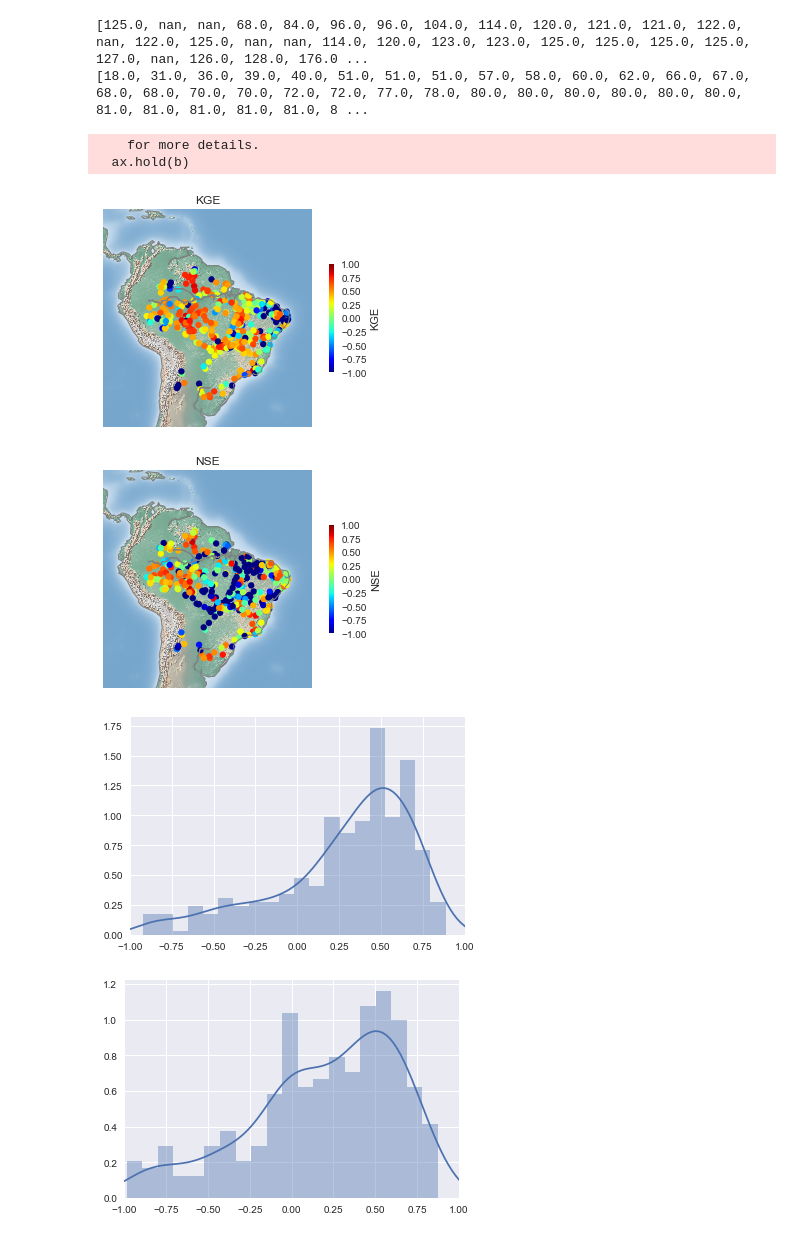
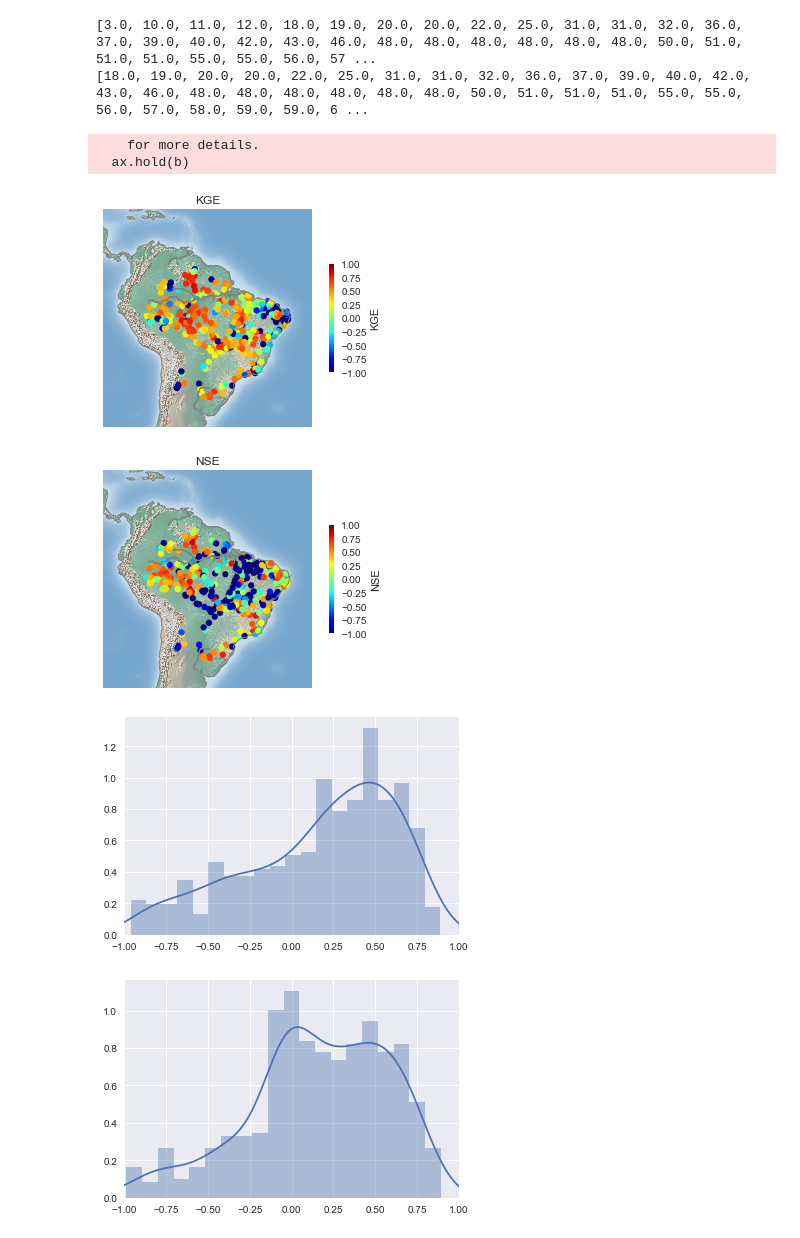
Before and after one commit to Killaars/PhD, a Jupyter notebook: ELNino/Enso discharge statistics from GRDC.ipynb, the cells around one changed output. Saved outputs shown, nothing was run; the diff lists cells and outputs as text; code cells hidden in the pictures.

```diff
--- a/ELNino/Enso discharge statistics from GRDC.ipynb
+++ b/ELNino/Enso discharge statistics from GRDC.ipynb
@@ -11,7 +11,7 @@ import seaborn as sns
 import fileinput
 %matplotlib inline
 
-data = pd.read_csv('/Users/killaars/PhD/Elnino/Discharge/summary_MSWEP.txt',sep=";",index_col='id_from_grdc')
+data = pd.read_csv('/Users/killaars/PhD/Elnino/Discharge/summary_MSWEP_all.txt',sep=";",index_col='id_from_grdc')
 
 print(sorted(data['num_of_month_pairs'].values))
 data=data[data['num_of_month_pairs']>12]
@@ -61,34 +61,35 @@ x,y = m(data["model_longitude_in_arc_degree"].values, data["model_latitude_in_ar
 
 # Color the transformed points!
 sc = plt.scatter(x,y, c=data['ns_efficiency'].values, vmin=-1, vmax =1, cmap=plt.cm.get_cmap('jet'), s=40, edgecolors='none')
 # And let's include that colorbar
 cbar = plt.colorbar(sc, shrink = .5)
 cbar.set_label("NSE")
 plt.title('NSE')
 #plt.savefig('/Users/killaars/PhD/Elnino/Discharge/locations_stations.png',dpi=100)
 plt.show()
 
+## STATISTICS ARE FOR WHOLE WORLD!!! SELECT DIFFERENT SUMMARY FILE FOR AMAZON STATISTICS
 #sys.exit()
 hist = data["kge_2012"].values[np.logical_not(np.isnan(data["kge_2012"].values))]
 sns.distplot( hist[(hist >= -1) & (hist < 1)], bins=20 )
 sns.plt.xlim(-1, 1)
 plt.show()
 
 hist = data["ns_efficiency"].values[np.logical_not(np.isnan(data["ns_efficiency"].values))]
 sns.distplot( hist[(hist >= -1) & (hist < 1)], bins=20 )
 sns.plt.xlim(-1, 1)
 plt.show()
 
 hist = data["correlation"].values[np.logical_not(np.isnan(data["correlation"].values))]
 sns.distplot( hist[(hist >= -1) & (hist < 1)], bins=20 )
 sns.plt.xlim(-1, 1)
 plt.show()
 # %% [output]
-[125.0, nan, nan, 68.0, 84.0, 96.0, 96.0, 104.0, 114.0, 120.0, 121.0, 121.0, 122.0, nan, 122.0, 125.0, nan, nan, 114.0, 120.0, 123.0, 123.0, 125.0, 125.0, 125.0, 125.0, 127.0, nan, 126.0, 128.0, 176.0 ...
-[18.0, 31.0, 36.0, 39.0, 40.0, 51.0, 51.0, 51.0, 57.0, 58.0, 60.0, 62.0, 66.0, 67.0, 68.0, 68.0, 70.0, 70.0, 72.0, 72.0, 77.0, 78.0, 80.0, 80.0, 80.0, 80.0, 80.0, 80.0, 81.0, 81.0, 81.0, 81.0, 81.0, 8 ...
+[3.0, 10.0, 11.0, 12.0, 18.0, 19.0, 20.0, 20.0, 22.0, 25.0, 31.0, 31.0, 32.0, 36.0, 37.0, 39.0, 40.0, 42.0, 43.0, 46.0, 48.0, 48.0, 48.0, 48.0, 48.0, 48.0, 50.0, 51.0, 51.0, 51.0, 55.0, 55.0, 56.0, 57 ...
+[18.0, 19.0, 20.0, 20.0, 22.0, 25.0, 31.0, 31.0, 32.0, 36.0, 37.0, 39.0, 40.0, 42.0, 43.0, 46.0, 48.0, 48.0, 48.0, 48.0, 48.0, 48.0, 50.0, 51.0, 51.0, 51.0, 55.0, 55.0, 56.0, 57.0, 58.0, 59.0, 59.0, 6 ...
     for more details.
   ax.hold(b)
 [figure]
 [figure]
-[figure, old version]
+[figure, new version]
-[figure, old version]
+[figure, new version]
```
Also changed, not shown: parts of 14 cells of this notebook, 8 other files.
